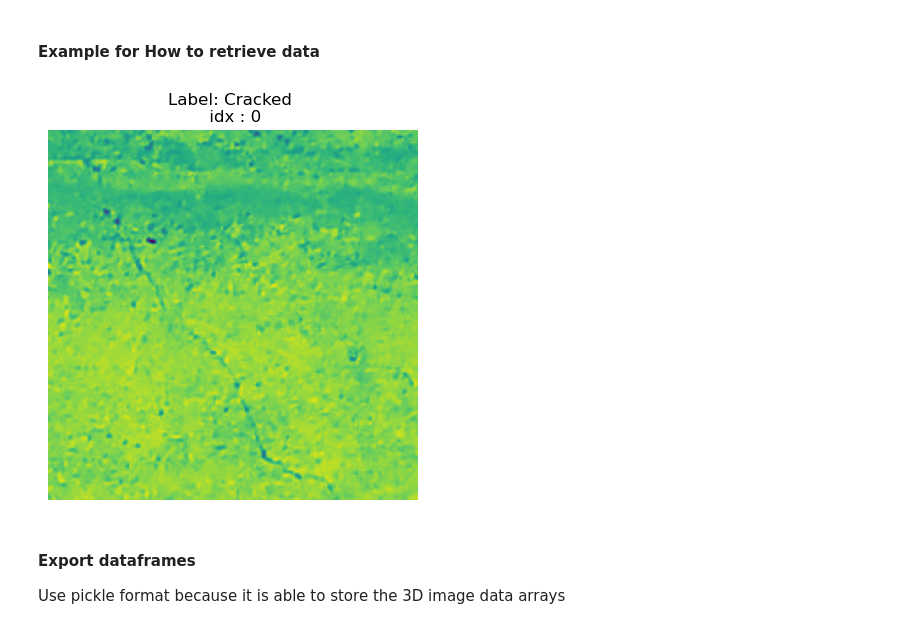
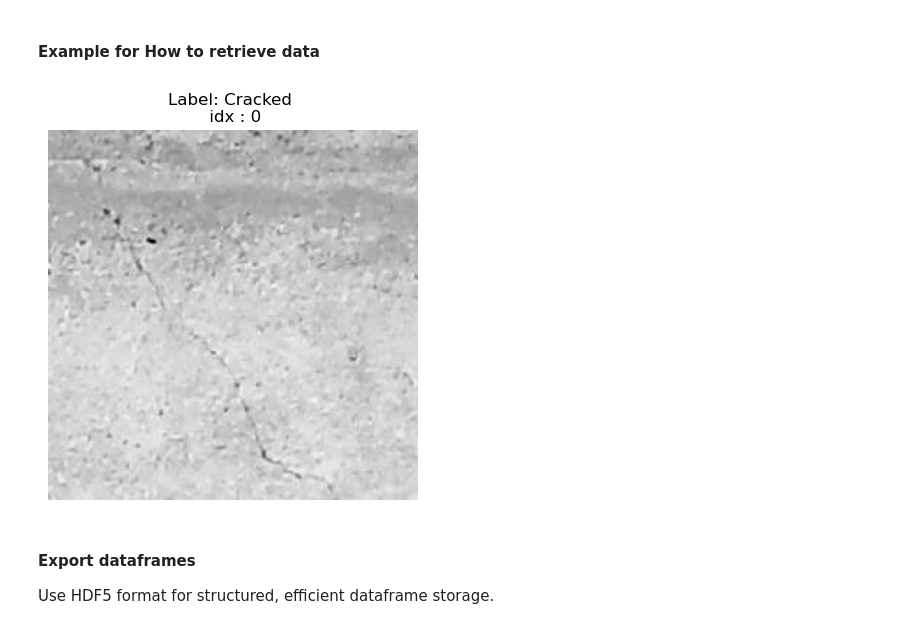
Before and after one commit to PengYongxi-machine-learning/Crack-Identification---Group-A, a Jupyter notebook: John - Phase 0 - Data Preparation.ipynb, the cells around one changed output. Drawn from its saved outputs; the diff is of its cells as text; code cells hidden in the pictures.

```diff
--- a/John - Phase 0 - Data Preparation.ipynb
+++ b/John - Phase 0 - Data Preparation.ipynb
@@ -69,14 +69,15 @@ Shape of the image data: (256, 256)
 # %%
 # Show the first image in the Walls set
 file_number = 0
-plt.imshow(df_walls[df_walls['Label'] == 'Cracked'].iloc[file_number]['ImageData'])
+plt.imshow(df_walls[df_walls['Label'] == 'Cracked'].iloc[file_number]['ImageData'], cmap = 'gray')
 plt.title(f"Label: {df_walls[df_walls['Label'] == 'Cracked'].iloc[file_number]['Label']} \n idx : {file_number}")
 plt.axis('off')
 plt.show()
 # %% [output]
-[figure, old version]
+[figure, new version]
 # %% [markdown]
 #### Export dataframes
 
-Use pickle format because it is able to store the 3D image data arrays
+
+Use HDF5 format for structured, efficient dataframe storage.
 # %%
```
Also changed, not shown: parts of 2 cells of this notebook.
